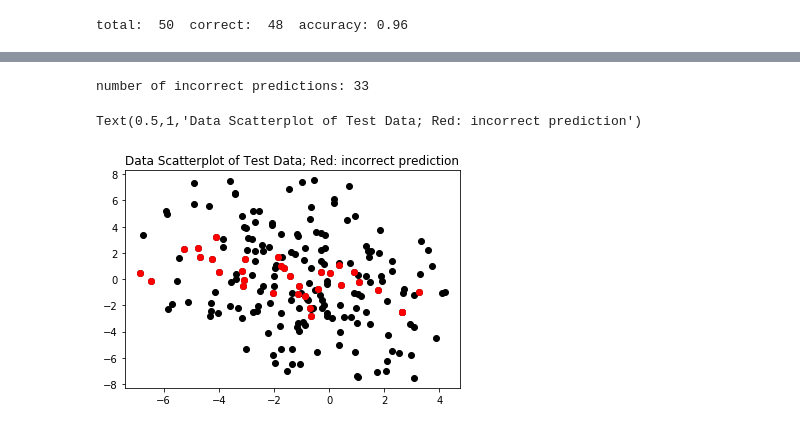
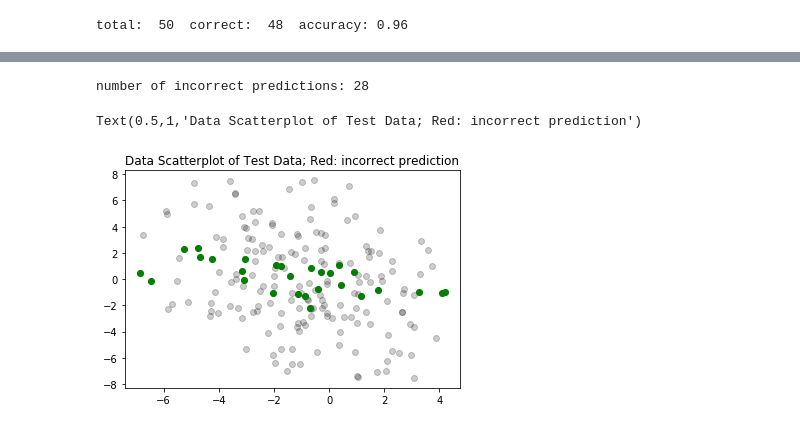
Before and after one commit to redheadjune/207_Applied_ML, a Jupyter notebook: Iris Nearest Neighbors.ipynb, the cells around one changed output, grey strips where cells are left out. Drawn from its saved outputs; the diff is of its cells as text; code cells hidden in the pictures.

```diff
--- a/Iris Nearest Neighbors.ipynb
+++ b/Iris Nearest Neighbors.ipynb
@@ -140,0 +164,30 @@ Text(0.5,1,'Data Scatterplot; Red: Class 0; Blue: Class 1')
+# %%
+# fit KNN to the data, see what it gets wrong?
+
+np.random.seed(5) # so things are 'random'
+
+test_data = make_data([100, 100])
+test_X = test_data['group']
+test_true_labels = test_data['group_labels']
+
+def cosine_sim(x1, x2):
+    mag_x1 = sum(i**2 for i in x1)**0.5
+    mag_x2 = sum(i**2 for i in x2)**0.5
+    dot = sum(i * j for (i, j) in zip(x1, x2))
+    return 1 - dot / float(mag_x1 * mag_x2)
+
+# try out some different k here
+model = KNeighborsClassifier(
+    n_neighbors=1
+)
+model.fit(train_X, train_labels)
+test_predicted_labels = model.predict(test_X)
+
+wrong_prediction = (test_predicted_labels != test_true_labels)
+
+print('number of incorrect predictions:', np.sum(wrong_prediction))
+
+plt.plot(test_X[:, 0], test_X[:, 1], 'ko', alpha=0.2)
+plt.plot(test_X[np.where(wrong_prediction), 0][0],
+         test_X[np.where(wrong_prediction), 1][0], 'go')
+plt.title("Data Scatterplot of Test Data; Red: incorrect prediction")
@@ -141,26 +198,26 @@ Text(0.5,1,'Data Scatterplot; Red: Class 0; Blue: Class 1')
 # %%
 # fit KNN to the data, see what it gets wrong?
 
 np.random.seed(5) # so things are 'random'
 
 test_data = make_data([100, 100])
 test_X = test_data['group']
 test_true_labels = test_data['group_labels']
 
 # try out some different k here
-model = KNeighborsClassifier(n_neighbors=1)
+model = KNeighborsClassifier(n_neighbors=5)
 model.fit(train_X, train_labels)
 test_predicted_labels = model.predict(test_X)
 
 wrong_prediction = (test_predicted_labels != test_true_labels)
 
 print('number of incorrect predictions:', np.sum(wrong_prediction))
 
-plt.plot(test_X[:, 0], test_X[:, 1], 'ko')
+plt.plot(test_X[:, 0], test_X[:, 1], 'ko', alpha=0.2)
 plt.plot(test_X[np.where(wrong_prediction), 0][0],
-         test_X[np.where(wrong_prediction), 1][0], 'ro')
+         test_X[np.where(wrong_prediction), 1][0], 'go')
 plt.title("Data Scatterplot of Test Data; Red: incorrect prediction")
 # %% [output]
-number of incorrect predictions: 33
+number of incorrect predictions: 28
 Text(0.5,1,'Data Scatterplot of Test Data; Red: incorrect prediction')
-[figure, old version]
+[figure, new version]
```
Also changed, not shown: parts of 4 cells of this notebook, 1 other file.
